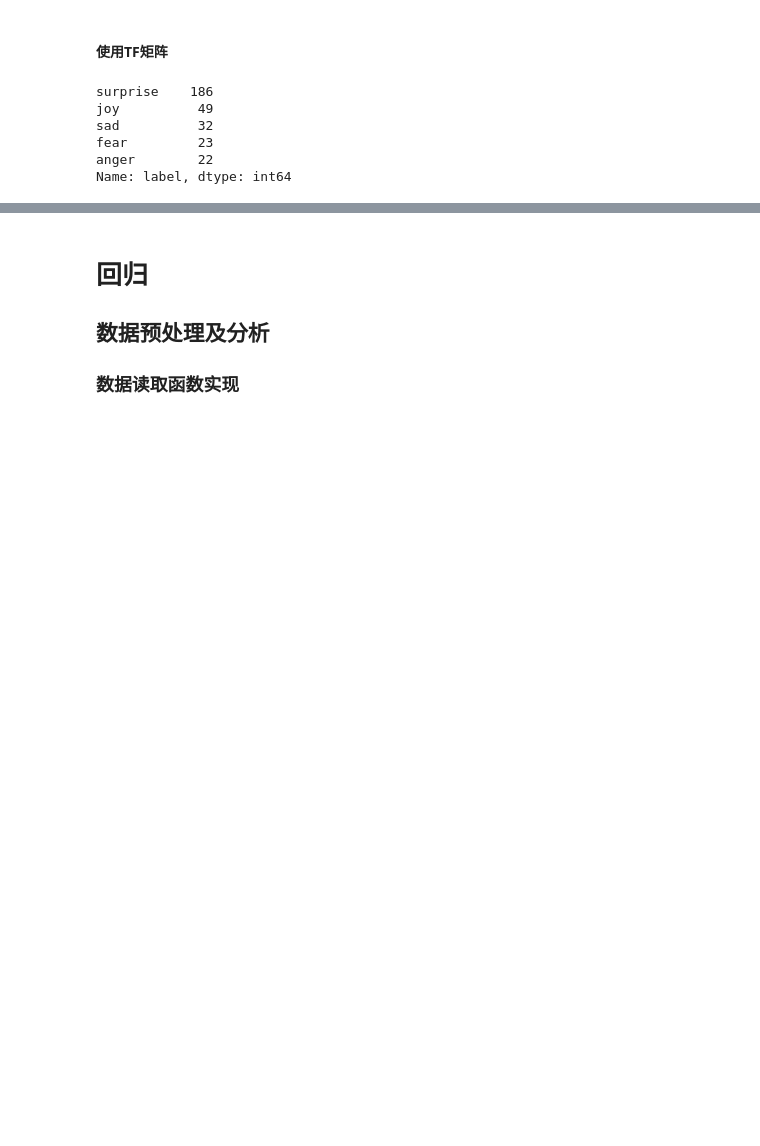
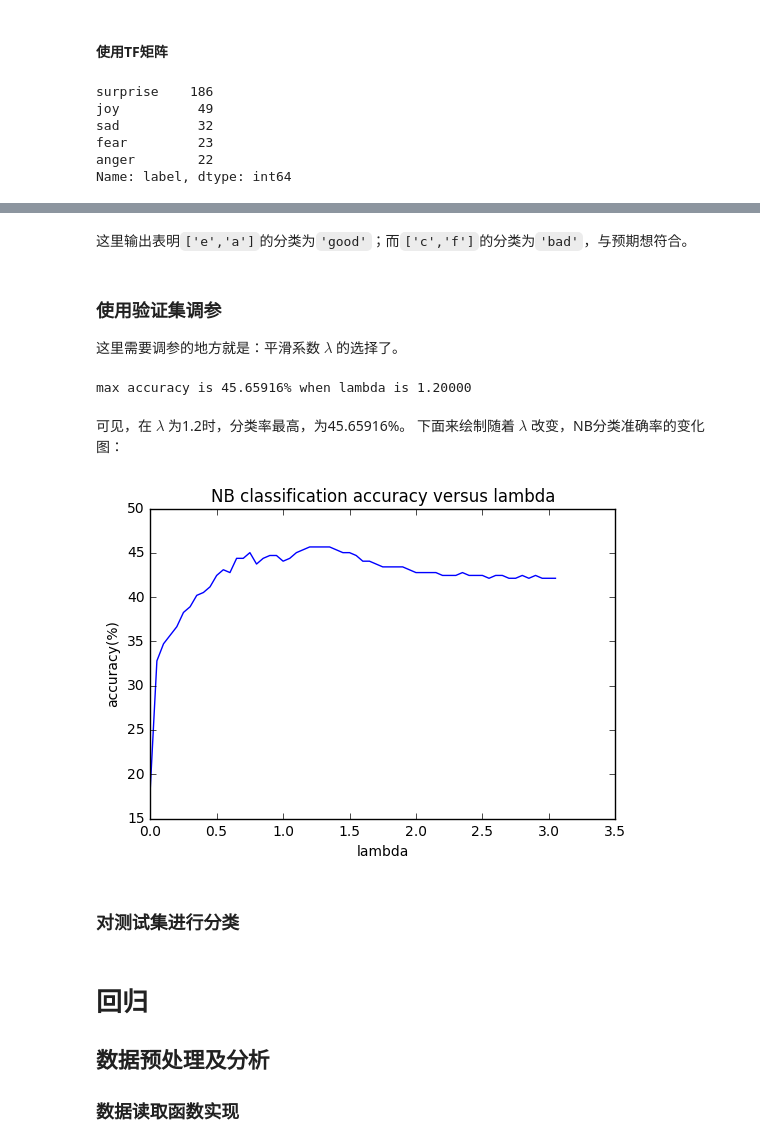
Before and after one commit to linzch3/Open-Course-Learning, a Jupyter notebook: A04.Artificial Intelligence - SYSU - RYH/Lab 2 - [KNN]+[Naive Bayes]/Lab 2 - KNN and Naive Bayes.ipynb, the cells around one changed output, grey strips where cells are left out. Saved outputs shown, nothing was run; the diff lists cells and outputs as text; code cells hidden in the pictures; blank space fills up the shorter version.

```diff
--- a/A04.Artificial Intelligence - SYSU - RYH/Lab 2 - [KNN]+[Naive Bayes]/Lab 2 - KNN and Naive Bayes.ipynb
+++ b/A04.Artificial Intelligence - SYSU - RYH/Lab 2 - [KNN]+[Naive Bayes]/Lab 2 - KNN and Naive Bayes.ipynb
@@ -329,0 +450,48 @@ Name: label, dtype: int64
+# %% [markdown]
+这里输出表明`['e','a']`的分类为`'good'`；而`['c','f']`的分类为`'bad'`，与预期想符合。
+# %% [markdown]
+### 使用验证集调参
+
+这里需要调参的地方就是：平滑系数 $\lambda$ 的选择了。
+# %%
+def run_NB_classify(lambda_):
+    '''使用验证集得到分类准确率，进行调参'''
+    #调用 NB 分类函数
+    predictLabel = NB_classify(trainSet, trainSet_label, len(allWords_trainSet),
+                               allWords_train_validate, validateSet, lambda_)
+    predictLabel = np.array(predictLabel)
+    validateSet_label_ = np.array(validateSet_label)
+    hitRate = len(predictLabel[predictLabel==validateSet_label_])/len(validateSet)
+    #print("lambda = %.5f : accuracy: %.5f%%" % (lambda_, 100*hitRate))
+    return hitRate
+
+maxHitRate, bestLambda = 0, 0
+
+testRange =  np.arange(0,3.1,0.05)
+hitRates = np.zeros((1, len(testRange))).flatten()
+
+for index, lambda_ in enumerate(testRange):
+    hitRate = run_NB_classify(lambda_) * 100
+    hitRates[index] = hitRate
+    if hitRate > maxHitRate:
+        maxHitRate = hitRate
+        bestLambda = lambda_
+
+print('max accuracy is %.5f%% when lambda is %.5f' % (maxHitRate, bestLambda))
+# %% [output]
+max accuracy is 45.65916% when lambda is 1.20000
+# %% [markdown]
+可见，在 $\lambda$ 为1.2时，分类率最高，为45.65916%。 下面来绘制随着 $\lambda$ 改变，NB分类准确率的变化图：
+# %%
+import matplotlib.pyplot as plt
+
+_ = plt.plot(testRange, hitRates)
+_ = plt.xlabel('lambda')
+_ = plt.ylabel('accuracy(%)')
+_ = plt.title("NB classification accuracy versus lambda")
+plt.show()
+plt.close()
+# %% [output]
+[figure, added]
+# %% [markdown]
+### 对测试集进行分类
```
Also changed, not shown: parts of 24 cells of this notebook, 1 other file.
